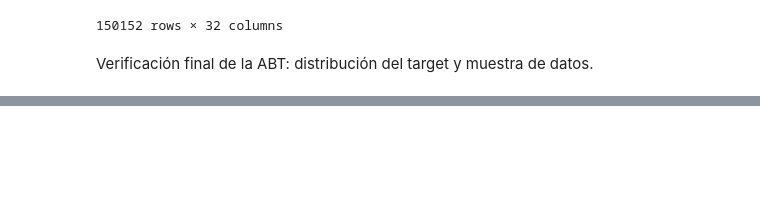
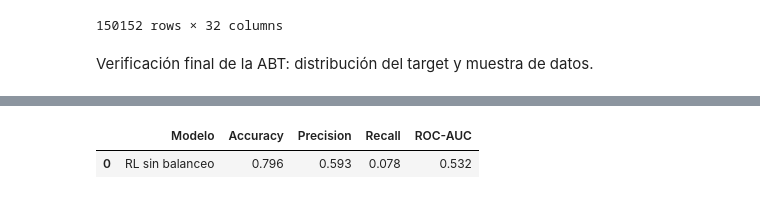
Before and after one commit to Guadacarro/TP_IA, a Jupyter notebook: tp_v2.ipynb, the cells around one changed output, grey strips where cells are left out. Cells and saved outputs as stored; diff of their text form; code cells hidden in the pictures; blank space fills up the shorter version.

```diff
--- a/tp_v2.ipynb
+++ b/tp_v2.ipynb
@@ -1544,0 +1166,14 @@ El modelo final logra un balance razonable entre detección de retrasos y credib
+# %%
+pipe_base = Pipeline([
+    ('scaler', StandardScaler()),
+    ('model', LogisticRegression(random_state=42, max_iter=1000))
+])
+
+pipe_base.fit(X_train, y_train)
+y_pred_train_base = pipe_base.predict(X_train)
+y_pred_test_base = pipe_base.predict(X_test)
+
+pd.DataFrame([reportar_metricas('RL sin balanceo', y_test, y_pred_test_base)])
+# %% [output]
+|  | Modelo | Accuracy | Precision | Recall | ROC-AUC |
+| 0 | RL sin balanceo | 0.796 | 0.593 | 0.078 | 0.532 |
```
Also changed, not shown: parts of 97 cells of this notebook.
